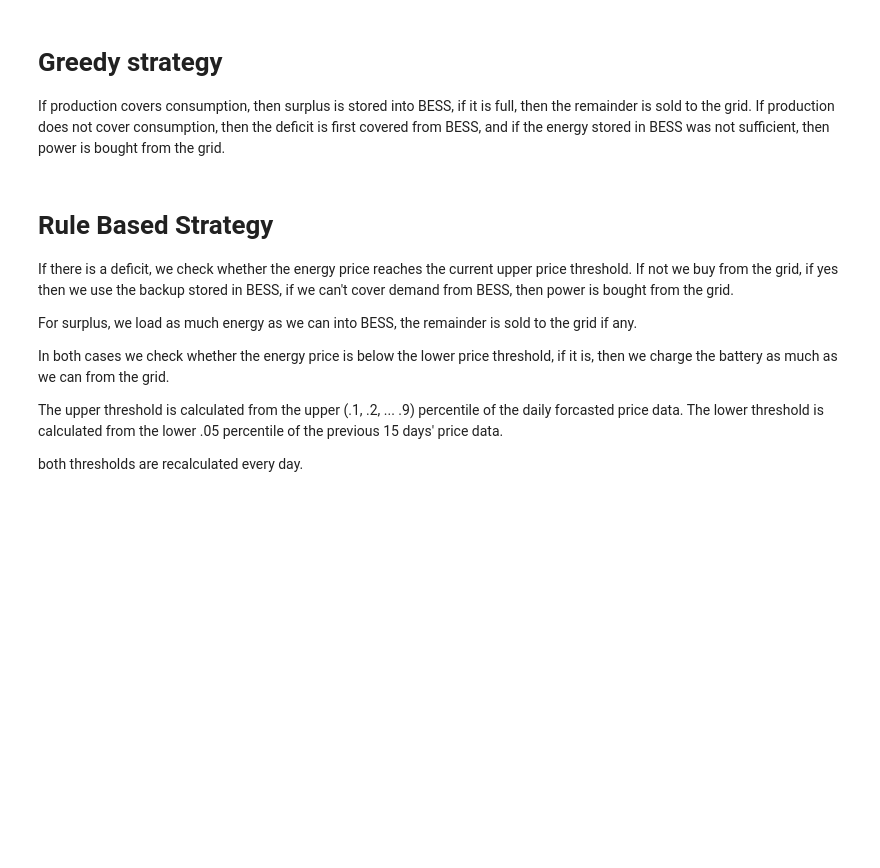
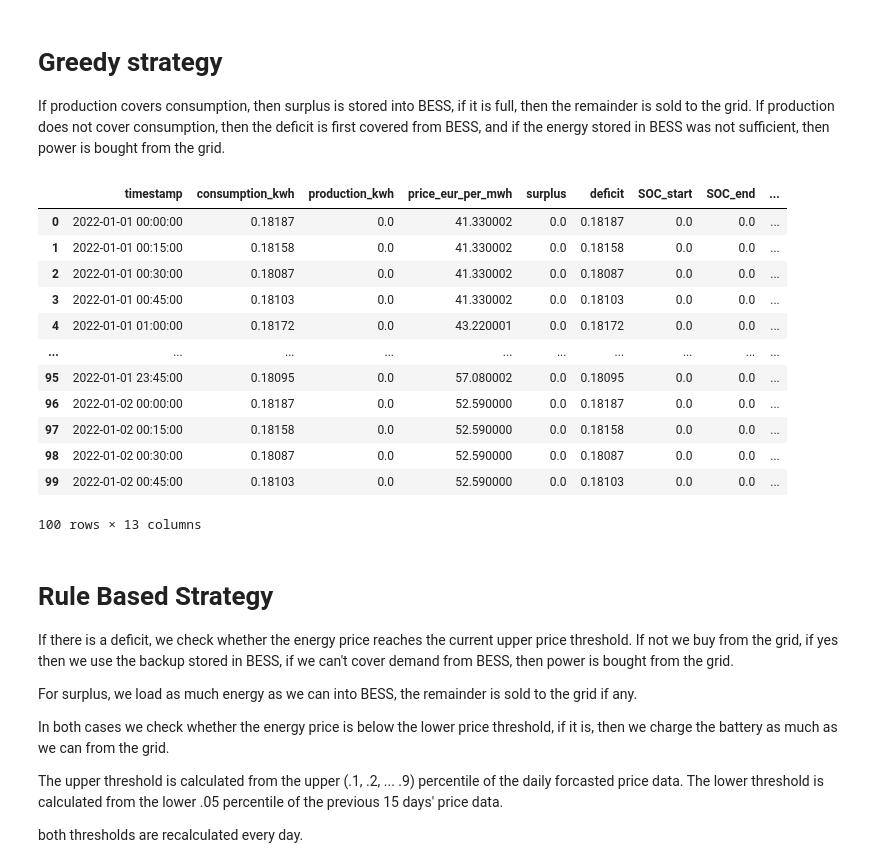
Before and after one commit to TolnaiGergo/EnergyCommunity, a Jupyter notebook: test.ipynb, the cells around one changed output. Saved outputs shown, nothing was run; the diff lists cells and outputs as text; code cells hidden in the pictures; blank space fills up the shorter version.

```diff
--- a/test.ipynb
+++ b/test.ipynb
@@ -394,54 +409,65 @@ If production does not cover consumption, then the deficit is first covered from
 # %%
 import numpy as np
 # calculating energy surplus and deficit from the difference of production and consumption,
 # SOC colums are added for the beggining and end of 15 minute intervals, setting default value to 0.
-basic_p = process.assign(surplus = lambda x: np.where(x['production_kwh'] - x['consumption_kwh'] > 0, (x['production_kwh'] - x['consumption_kwh']), 0),
-                       deficit   = lambda x: np.where(x['consumption_kwh'] - x['production_kwh'] > 0, (x['consumption_kwh'] - x['production_kwh']), 0),
+basic_p = process.assign(surplus = lambda x: np.where(x["production_kwh"] - x["consumption_kwh"] > 0, (x["production_kwh"] - x["consumption_kwh"]), 0),
+                       deficit   = lambda x: np.where(x["consumption_kwh"] - x["production_kwh"] > 0, (x["consumption_kwh"] - x["production_kwh"]), 0),
                        SOC_start = float(0.00000),
                        SOC_end   = float(0.00000))
-basic_p.head()
+#basic_p.head()
 
 # setting the starting state of the battery:
 basic_p.at[0,"SOC_start"] = START
 
 #calculating the amount we can store of the surplus generated
-if basic_p.at[0,'surplus'] > 0:
-        temp = basic_p.at[0,'SOC_start'] + basic_p.at[0,'surplus']
-        basic_p.at[0,'SOC_end'] = __builtins__.min(temp,basic_p.at[0,'SOC_start'] + CHARGE_RATE, SOC_MAX)
+if basic_p.at[0,"surplus"] > 0:
+        basic_p.at[0,"SOC_end"] = __builtins__.min(basic_p.at[0,"SOC_start"] + basic_p.at[0,"surplus"]\
+                                                   ,basic_p.at[0,"SOC_start"] + CHARGE_RATE\
+                                                   ,SOC_MAX)
 
 
 #calculating how much of the deficit we can cover from our battery
 else:
-        temp = basic_p.at[0,'SOC_start']  - __builtins__.min(basic_p.at[0,'deficit'], DISCHARGE_RATE)
-        if temp > SOC_MIN:
-            basic_p.at[0,'SOC_end'] = temp
-        else:
-            basic_p.at[0,'SOC_end'] = SOC_MIN
+        basic_p.at[0,"SOC_end"] = __builtins__.max(basic_p.at[0,"SOC_start"] - basic_p.at[0,"deficit"]\
+                                                   ,basic_p.at[0,"SOC_start"] - DISCHARGE_RATE\
+                                                   ,SOC_MIN)
+# repeat it for the rest of the records
+for i in range(1, basic_p.shape[0]):
+    basic_p.at[i,"SOC_start"] = basic_p.at[i-1,"SOC_end"]
 
-for i in range(1,int(basic_p.size/8)):
-    basic_p.at[i,'SOC_start'] = basic_p.at[i-1,'SOC_end']
-    if basic_p.at[i,'surplus'] > 0:
-        temp = basic_p.at[i,'SOC_start'] + basic_p.at[i,'surplus']
-        if temp <= SOC_MAX:
-            basic_p.at[i,'SOC_end'] = temp
-        else:
-            basic_p.at[i,'SOC_end'] = SOC_MAX
+    if basic_p.at[i,"surplus"] > 0:
+        basic_p.at[i,"SOC_end"] = __builtins__.min(basic_p.at[i,"SOC_start"] + basic_p.at[i,"surplus"]\
+                                                   ,basic_p.at[i,"SOC_start"] + CHARGE_RATE\
+                                                   ,SOC_MAX)
+
     else:
-        temp = basic_p.at[i,'SOC_start'] - __builtins__.min(basic_p.at[i,'deficit'], DISCHARGE_RATE)
-        if temp > SOC_MIN:
-            basic_p.at[i,'SOC_end'] = temp
-        else:
-            basic_p.at[i,'SOC_end'] = SOC_MIN
+        basic_p.at[i,"SOC_end"] = __builtins__.max(basic_p.at[i,"SOC_start"] - basic_p.at[i,"deficit"]\
+                                                   ,basic_p.at[i,"SOC_start"] - DISCHARGE_RATE\
+                                                   ,SOC_MIN)
 #basic_p.tail(10)
 
 # from the data previously calculated, we determine how much energy we used from our own storage and from the grid,
 # furthermore how much energy we feed our system or the grid.
 # last we calculate the energy price and the revenue.
-basic_p = basic_p.assign(dch = lambda x: np.where(x['SOC_start'] - x['SOC_end'] > 0, x['SOC_start'] - x['SOC_end'], 0),
-                       ch   = lambda x: np.where(x['SOC_end'] - x['SOC_start'] > 0, x['SOC_end'] - x['SOC_start'], 0),
-                       c_out  = lambda x: x['deficit']-x['dch'],
-                       c_in      = lambda x: x['surplus']-x['ch'],
-                       price             = lambda x: (x['c_out']*x['price_eur_per_mwh']-x['c_in']*x['price_eur_per_mwh'])*0.00025)
+basic_p = basic_p.assign(dch = lambda x: np.where(x["SOC_start"] - x["SOC_end"] > 0, x["SOC_start"] - x["SOC_end"], 0),
+                       ch    = lambda x: np.where(x["SOC_end"] - x["SOC_start"] > 0, x["SOC_end"] - x["SOC_start"], 0),
+                       c_out = lambda x: x["deficit"]-x["dch"],
+                       c_in  = lambda x: x["surplus"]-x["ch"],
+                       price = lambda x: (x["c_out"]*x["price_eur_per_mwh"]-x["c_in"]*x["price_eur_per_mwh"])*0.00025)
 
 basic_p.head(100)
+# %% [output]
+|  | timestamp | consumption_kwh | production_kwh | price_eur_per_mwh | surplus | deficit | SOC_start | SOC_end | ... |
+| 0 | 2022-01-01 00:00:00 | 0.18187 | 0.0 | 41.330002 | 0.0 | 0.18187 | 0.0 | 0.0 | ... |
+| 1 | 2022-01-01 00:15:00 | 0.18158 | 0.0 | 41.330002 | 0.0 | 0.18158 | 0.0 | 0.0 | ... |
+| 2 | 2022-01-01 00:30:00 | 0.18087 | 0.0 | 41.330002 | 0.0 | 0.18087 | 0.0 | 0.0 | ... |
+| 3 | 2022-01-01 00:45:00 | 0.18103 | 0.0 | 41.330002 | 0.0 | 0.18103 | 0.0 | 0.0 | ... |
+| 4 | 2022-01-01 01:00:00 | 0.18172 | 0.0 | 43.220001 | 0.0 | 0.18172 | 0.0 | 0.0 | ... |
+| ... | ... | ... | ... | ... | ... | ... | ... | ... | ... |
+| 95 | 2022-01-01 23:45:00 | 0.18095 | 0.0 | 57.080002 | 0.0 | 0.18095 | 0.0 | 0.0 | ... |
+| 96 | 2022-01-02 00:00:00 | 0.18187 | 0.0 | 52.590000 | 0.0 | 0.18187 | 0.0 | 0.0 | ... |
+| 97 | 2022-01-02 00:15:00 | 0.18158 | 0.0 | 52.590000 | 0.0 | 0.18158 | 0.0 | 0.0 | ... |
+| 98 | 2022-01-02 00:30:00 | 0.18087 | 0.0 | 52.590000 | 0.0 | 0.18087 | 0.0 | 0.0 | ... |
+| 99 | 2022-01-02 00:45:00 | 0.18103 | 0.0 | 52.590000 | 0.0 | 0.18103 | 0.0 | 0.0 | ... |
+100 rows × 13 columns
 # %%
```
Also changed, not shown: parts of 4 cells of this notebook.
